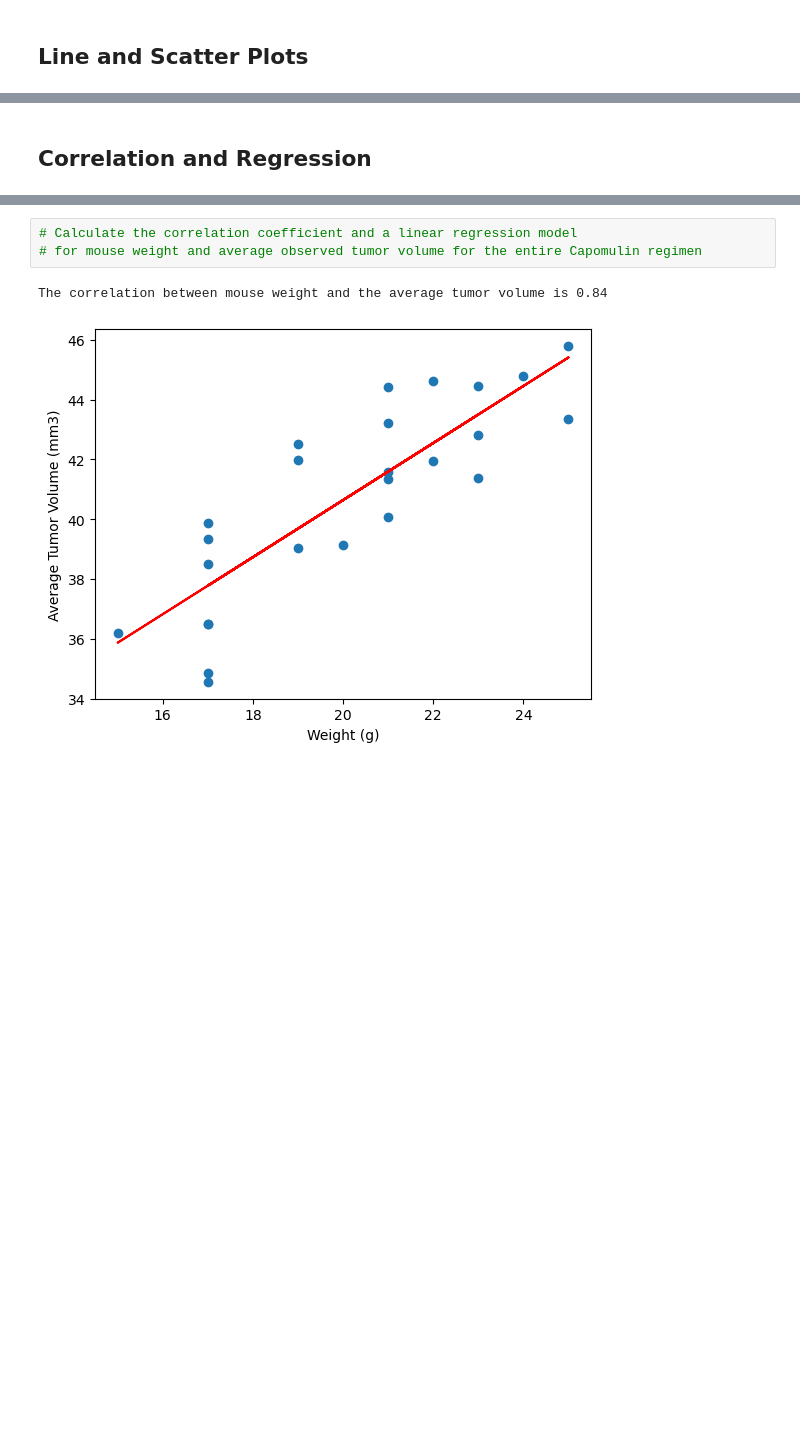
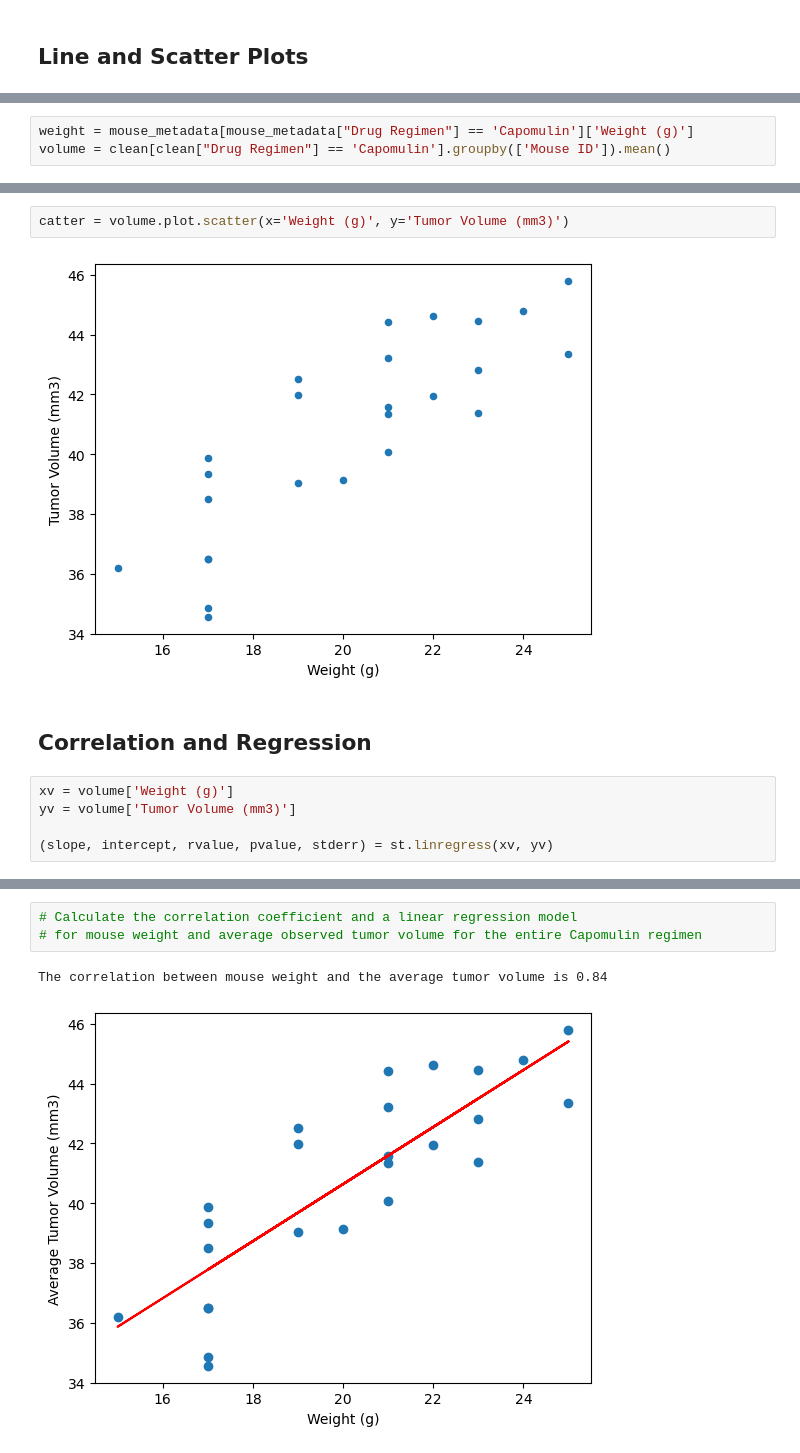
Before and after one commit to Sager9/5-Matlib, a Jupyter notebook: Pymaceuticals/pymaceuticals_starter.ipynb, the cells around one changed output, grey strips where cells are left out. Saved outputs shown, nothing was run; the diff lists cells and outputs as text; blank space fills up the shorter version.

```diff
--- a/Pymaceuticals/pymaceuticals_starter.ipynb
+++ b/Pymaceuticals/pymaceuticals_starter.ipynb
@@ -300,0 +359,3 @@ Ceftamin's potential outliers: Series([], Name: Tumor Volume (mm3), dtype: float
+# %%
+weight = mouse_metadata[mouse_metadata["Drug Regimen"] == 'Capomulin']['Weight (g)']
+volume = clean[clean["Drug Regimen"] == 'Capomulin'].groupby(['Mouse ID']).mean()
@@ -301,2 +381,11 @@ Ceftamin's potential outliers: Series([], Name: Tumor Volume (mm3), dtype: float
+# %%
+catter = volume.plot.scatter(x='Weight (g)', y='Tumor Volume (mm3)')
+# %% [output]
+[figure, added]
 # %% [markdown]
 ## Correlation and Regression
+# %%
+xv = volume['Weight (g)']
+yv = volume['Tumor Volume (mm3)']
+
+(slope, intercept, rvalue, pvalue, stderr) = st.linregress(xv, yv)
```
Also changed, not shown: parts of 13 cells of this notebook, 1 other file.
